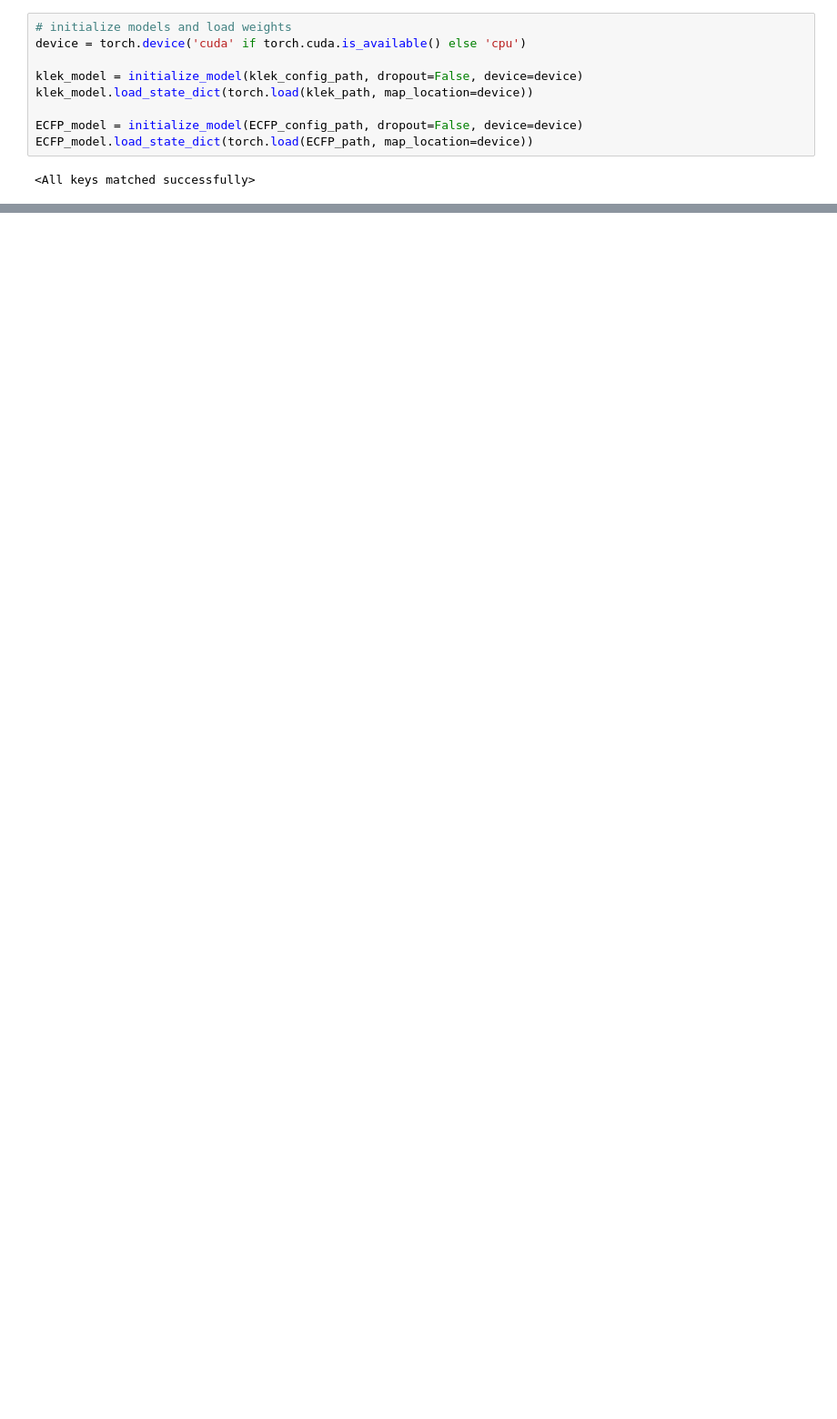
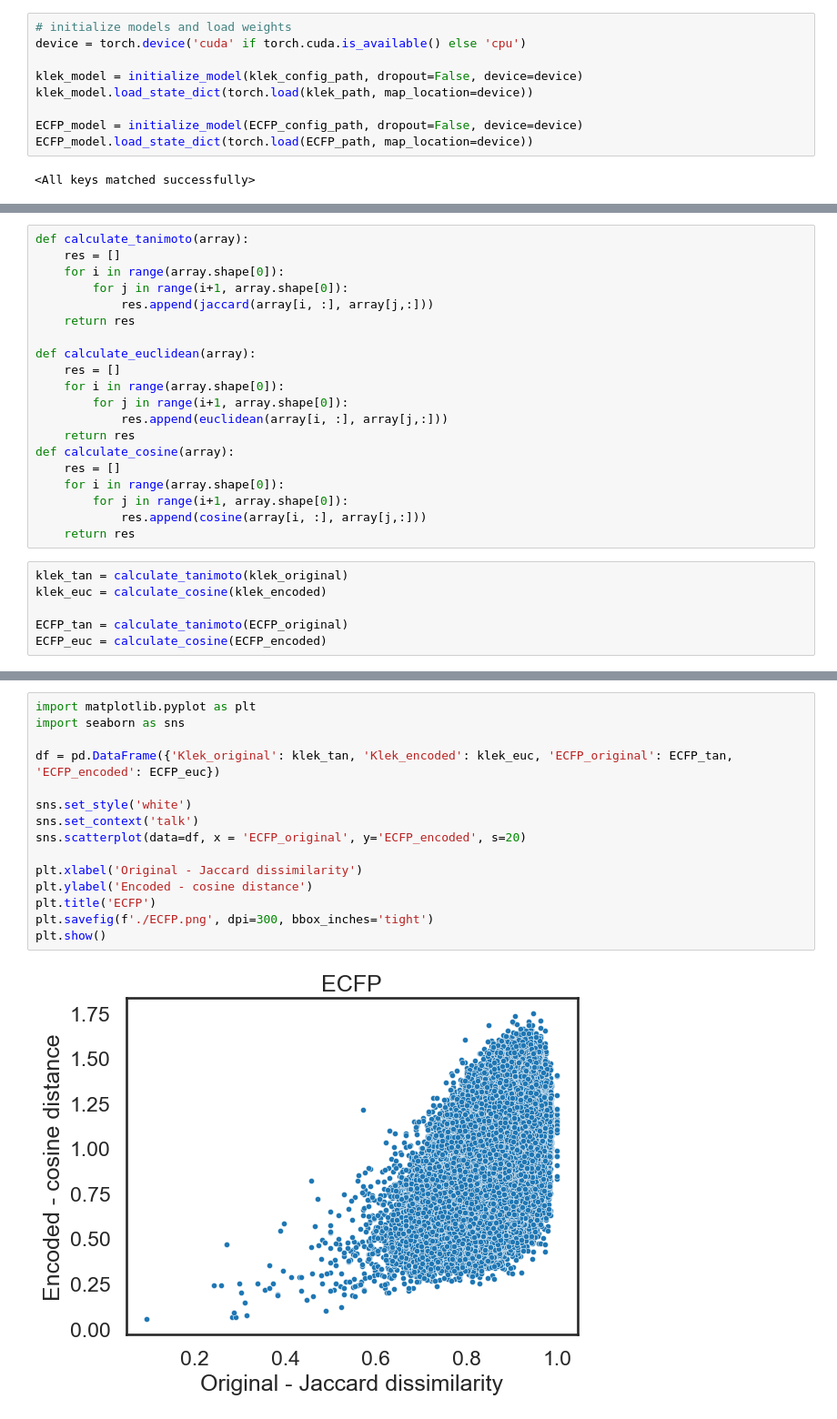
Before and after one commit to asiomchen/mldd23_project1, a Jupyter notebook: distance.ipynb, the cells around one changed output, grey strips where cells are left out. Shown: that part at 91% size. Cells and saved outputs as stored; diff of their text form; blank space fills up the shorter version.

Commit message:
Distance update

```diff
--- a/distance.ipynb
+++ b/distance.ipynb
@@ -56,0 +73,26 @@ print(ECFP_original.shape) # (10000, 2048)
+# %%
+def calculate_tanimoto(array):
+    res = []
+    for i in range(array.shape[0]):
+        for j in range(i+1, array.shape[0]):
+            res.append(jaccard(array[i, :], array[j,:]))
+    return res
+
+def calculate_euclidean(array):
+    res = []
+    for i in range(array.shape[0]):
+        for j in range(i+1, array.shape[0]):
+            res.append(euclidean(array[i, :], array[j,:]))
+    return res
+def calculate_cosine(array):
+    res = []
+    for i in range(array.shape[0]):
+        for j in range(i+1, array.shape[0]):
+            res.append(cosine(array[i, :], array[j,:]))
+    return res
+# %%
+klek_tan = calculate_tanimoto(klek_original)
+klek_euc = calculate_cosine(klek_encoded)
+
+ECFP_tan = calculate_tanimoto(ECFP_original)
+ECFP_euc = calculate_cosine(ECFP_encoded)
@@ -56,0 +109,17 @@ print(ECFP_original.shape) # (10000, 2048)
+# %%
+import matplotlib.pyplot as plt
+import seaborn as sns
+
+df = pd.DataFrame({'Klek_original': klek_tan, 'Klek_encoded': klek_euc, 'ECFP_original': ECFP_tan, 'ECFP_encoded': ECFP_euc})
+
+sns.set_style('white')
+sns.set_context('talk')
+sns.scatterplot(data=df, x = 'ECFP_original', y='ECFP_encoded', s=20)
+
+plt.xlabel('Original - Jaccard dissimilarity')
+plt.ylabel('Encoded - cosine distance')
+plt.title('ECFP')
+plt.savefig(f'./ECFP.png', dpi=300, bbox_inches='tight')
+plt.show()
+# %% [output]
+[figure, added]
```
Also changed, not shown: parts of 27 cells of this notebook.
